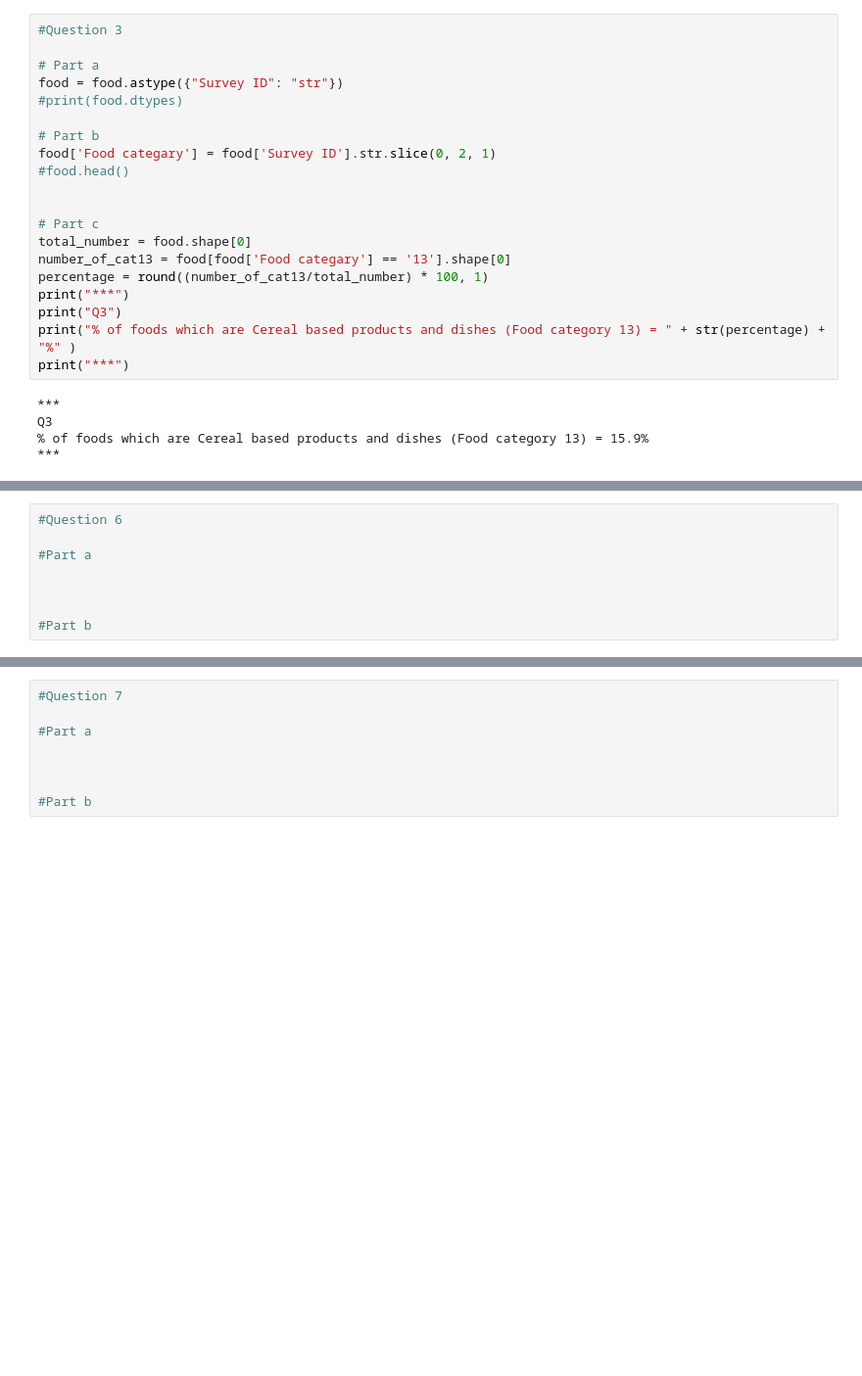
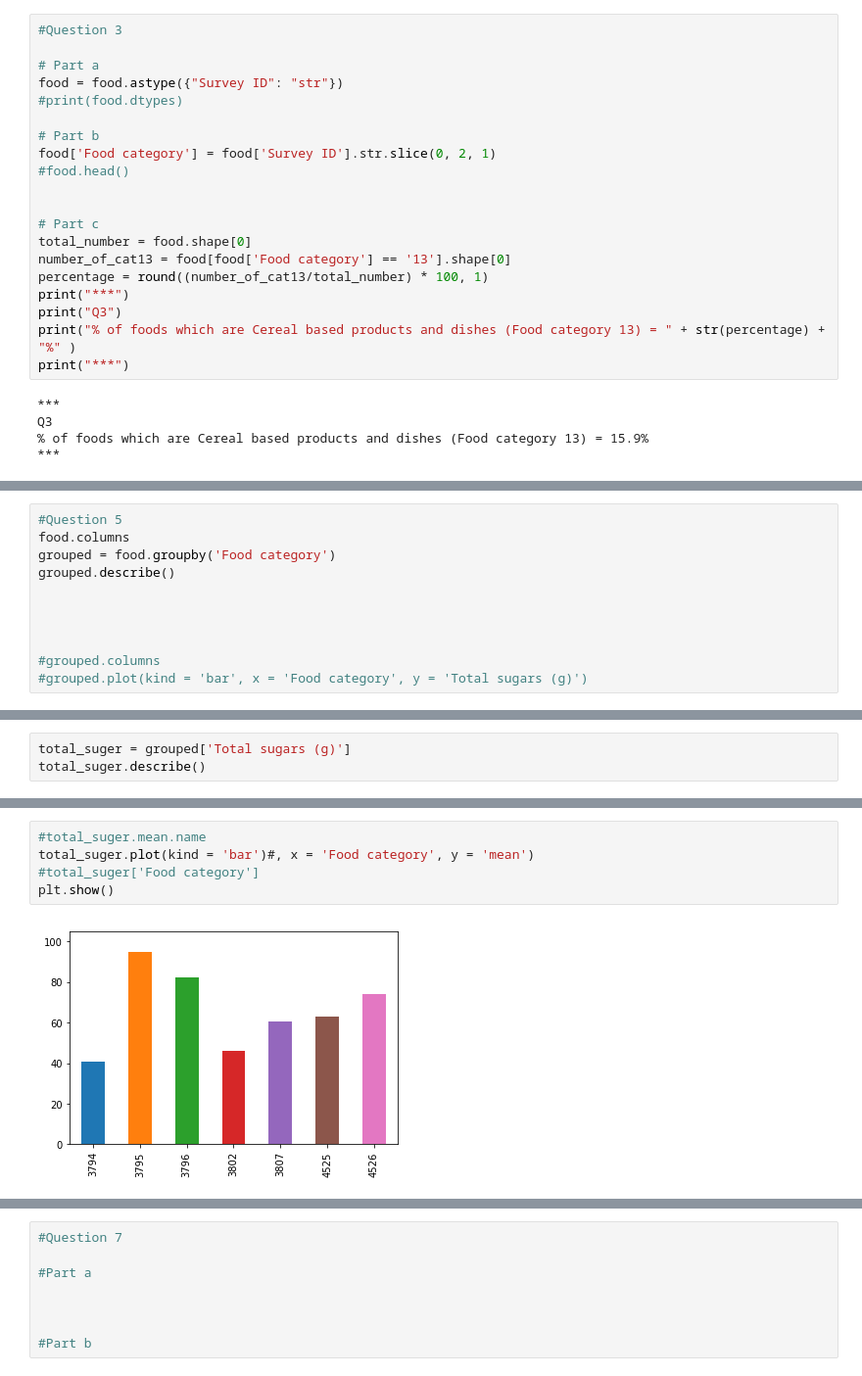
Before and after one commit to wrrnw/edp-project1, a Jupyter notebook: notebook-for-answers.ipynb, the cells around one changed output, grey strips where cells are left out. Shown at 98% size. Saved outputs shown, nothing was run; the diff lists cells and outputs as text; blank space fills up the shorter version.

```diff
--- a/notebook-for-answers.ipynb
+++ b/notebook-for-answers.ipynb
@@ -59,13 +70,13 @@ food = food.astype({"Survey ID": "str"})
 #print(food.dtypes)
 
 # Part b
-food['Food categary'] = food['Survey ID'].str.slice(0, 2, 1)
+food['Food category'] = food['Survey ID'].str.slice(0, 2, 1)
 #food.head()
 
 
 # Part c
 total_number = food.shape[0]
-number_of_cat13 = food[food['Food categary'] == '13'].shape[0]
+number_of_cat13 = food[food['Food category'] == '13'].shape[0]
 percentage = round((number_of_cat13/total_number) * 100, 1)
 print("***")
 print("Q3")
@@ -110,3 +121,14 @@ cereal_based.loc[:, ['Total fat (g)', 'Protein (g)']].plot(kind = 'box')
 # %% [output]
 <matplotlib.axes._subplots.AxesSubplot at 0x...>
 [figure]
+# %%
+#Question 5
+food.columns
+grouped = food.groupby('Food category')
+grouped.describe()
+
+
+
+
+#grouped.columns
+#grouped.plot(kind = 'bar', x = 'Food category', y = 'Total sugars (g)')
@@ -112,0 +156,3 @@ cereal_based.loc[:, ['Total fat (g)', 'Protein (g)']].plot(kind = 'box')
+# %%
+total_suger = grouped['Total sugars (g)']
+total_suger.describe()
@@ -115,8 +203,7 @@ cereal_based.loc[:, ['Total fat (g)', 'Protein (g)']].plot(kind = 'box')
-# %%
-#Question 6
-
-#Part a
-
-
-
-#Part b
+# %%
+#total_suger.mean.name
+total_suger.plot(kind = 'bar')#, x = 'Food category', y = 'mean')
+#total_suger['Food category']
+plt.show()
+# %% [output]
+[figure, added]
```
Also changed, not shown: parts of 9 cells of this notebook.
